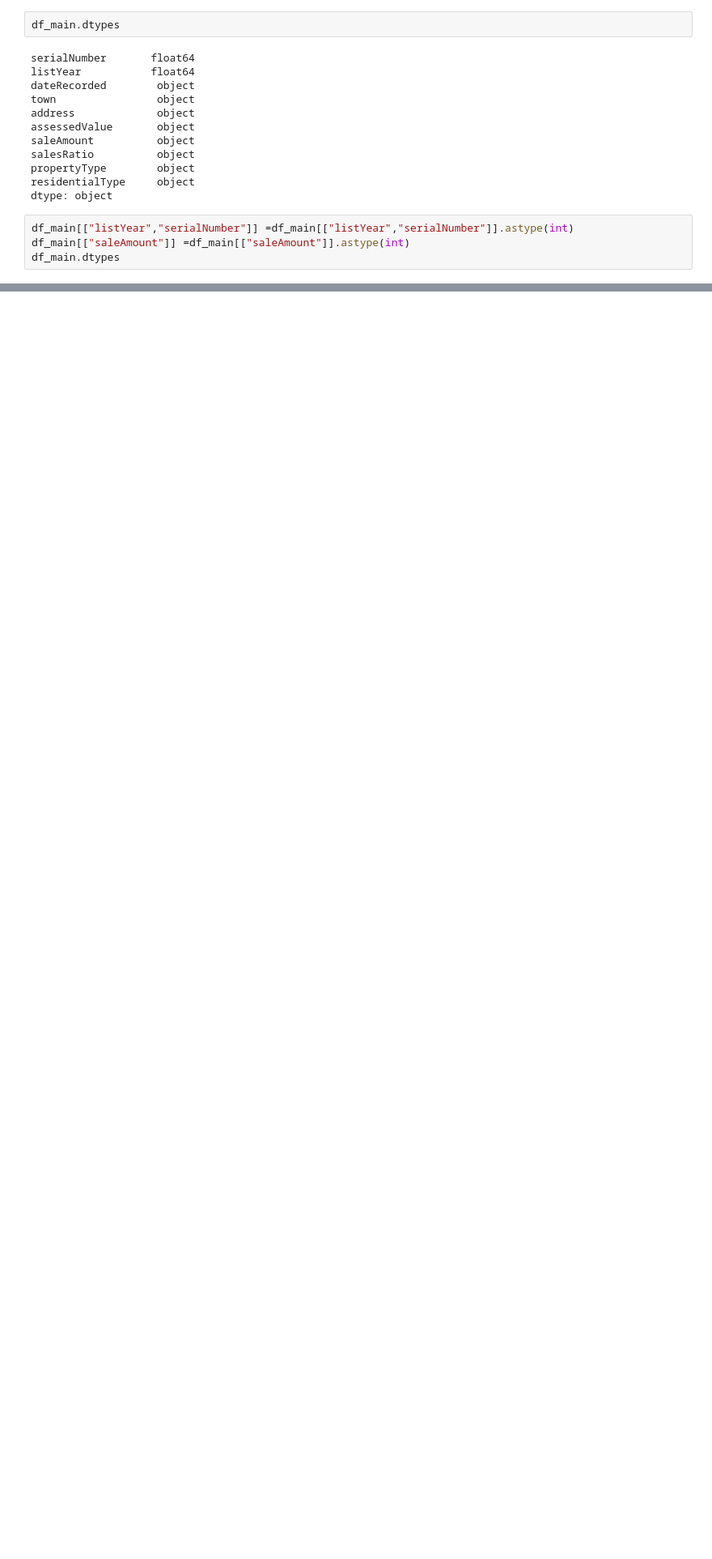
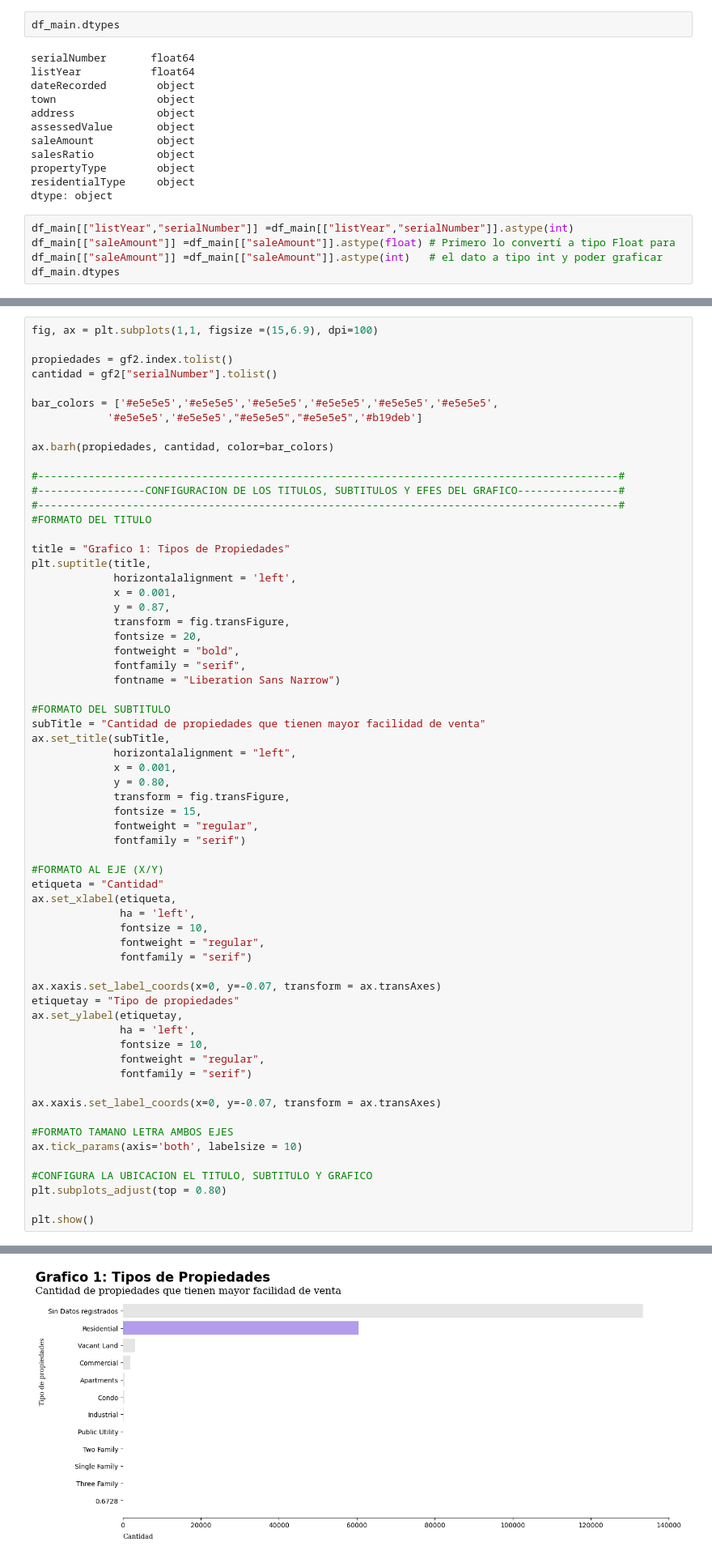
Before and after one commit to Eduardo04CR/repositorio-EduardoCampos, a Jupyter notebook: Proyecto de Análisis de Datos.ipynb, the cells around one changed output, grey strips where cells are left out. Shown at 81% size. Cells and saved outputs as stored; diff of their text form; blank space fills up the shorter version.

Commit message:
Proyecto de Análisis de datos

```diff
--- a/Proyecto de Análisis de Datos.ipynb
+++ b/Proyecto de Análisis de Datos.ipynb
@@ -399,6 +399,7 @@ residentialType     object
 dtype: object
 # %%
 df_main[["listYear","serialNumber"]] =df_main[["listYear","serialNumber"]].astype(int)
-df_main[["saleAmount"]] =df_main[["saleAmount"]].astype(int)
+df_main[["saleAmount"]] =df_main[["saleAmount"]].astype(float) # Primero lo convertí a tipo Float para
+df_main[["saleAmount"]] =df_main[["saleAmount"]].astype(int)   # el dato a tipo int y poder graficar
 df_main.dtypes
 # %% [output]
@@ -606,0 +509,64 @@ gf3
+# %%
+fig, ax = plt.subplots(1,1, figsize =(15,6.9), dpi=100)
+
+propiedades = gf2.index.tolist()
+cantidad = gf2["serialNumber"].tolist()
+
+bar_colors = ['#e5e5e5','#e5e5e5','#e5e5e5','#e5e5e5','#e5e5e5','#e5e5e5',
+            '#e5e5e5','#e5e5e5',"#e5e5e5","#e5e5e5",'#b19deb']
+
+ax.barh(propiedades, cantidad, color=bar_colors)
+
+#--------------------------------------------------------------------------------------------#
+#-----------------CONFIGURACION DE LOS TITULOS, SUBTITULOS Y EFES DEL GRAFICO----------------#
+#--------------------------------------------------------------------------------------------#
+#FORMATO DEL TITULO
+
+title = "Grafico 1: Tipos de Propiedades"
+plt.suptitle(title,
+             horizontalalignment = 'left',
+             x = 0.001,
+             y = 0.87,
+             transform = fig.transFigure,
+             fontsize = 20,
+             fontweight = "bold",
+             fontfamily = "serif",
+             fontname = "Liberation Sans Narrow")
+
+#FORMATO DEL SUBTITULO
+subTitle = "Cantidad de propiedades que tienen mayor facilidad de venta"
+ax.set_title(subTitle,
+             horizontalalignment = "left",
+             x = 0.001,
+             y = 0.80,
+             transform = fig.transFigure,
+             fontsize = 15,
+             fontweight = "regular",
+             fontfamily = "serif")
+
+#FORMATO AL EJE (X/Y)
+etiqueta = "Cantidad"
+ax.set_xlabel(etiqueta,
+              ha = 'left',
+              fontsize = 10,
+              fontweight = "regular",
+              fontfamily = "serif")
+
+ax.xaxis.set_label_coords(x=0, y=-0.07, transform = ax.transAxes)
+etiquetay = "Tipo de propiedades"
+ax.set_ylabel(etiquetay,
+              ha = 'left',
+              fontsize = 10,
+              fontweight = "regular",
+              fontfamily = "serif")
+
+ax.xaxis.set_label_coords(x=0, y=-0.07, transform = ax.transAxes)
+
+#FORMATO TAMANO LETRA AMBOS EJES
+ax.tick_params(axis='both', labelsize = 10)
+
+#CONFIGURA LA UBICACION EL TITULO, SUBTITULO Y GRAFICO
+plt.subplots_adjust(top = 0.80)
+
+plt.show()
+# %% [output]
@@ -606,0 +578 @@ gf3
+[figure, added]
```
Also changed, not shown: parts of 72 cells of this notebook.
